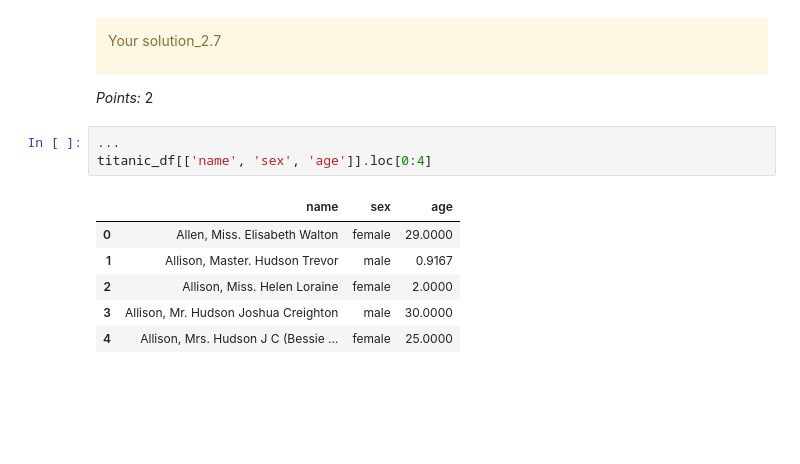
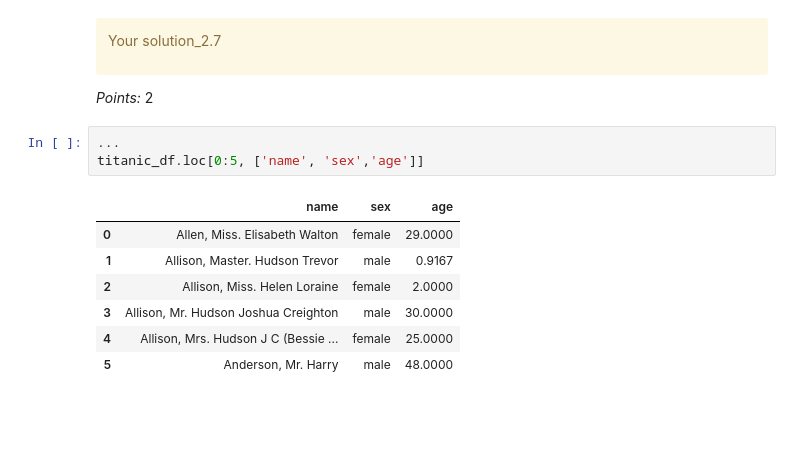
Before and after one commit to Zijing-Liu/cpsc330-2023W1, a Jupyter notebook: hw/hw1/hw1.ipynb, the cells around one changed output. Saved outputs shown, nothing was run; the diff lists cells and outputs as text.

```diff
--- a/hw/hw1/hw1.ipynb
+++ b/hw/hw1/hw1.ipynb
@@ -358,14 +357,15 @@ Your solution_2.7
 _Points:_ 2
 # %%
 ...
-titanic_df[['name', 'sex', 'age']].loc[0:4]
+titanic_df.loc[0:5, ['name', 'sex','age']]
 # %% [output]
 |  | name | sex | age |
 | 0 | Allen, Miss. Elisabeth Walton | female | 29.0000 |
 | 1 | Allison, Master. Hudson Trevor | male | 0.9167 |
 | 2 | Allison, Miss. Helen Loraine | female | 2.0000 |
 | 3 | Allison, Mr. Hudson Joshua Creighton | male | 30.0000 |
 | 4 | Allison, Mrs. Hudson J C (Bessie ... | female | 25.0000 |
+| 5 | Anderson, Mr. Harry | male | 48.0000 |
 # %% [markdown]
 <!-- END QUESTION -->
 
```
Also changed, not shown: parts of 6 cells of this notebook, 1 other file.
